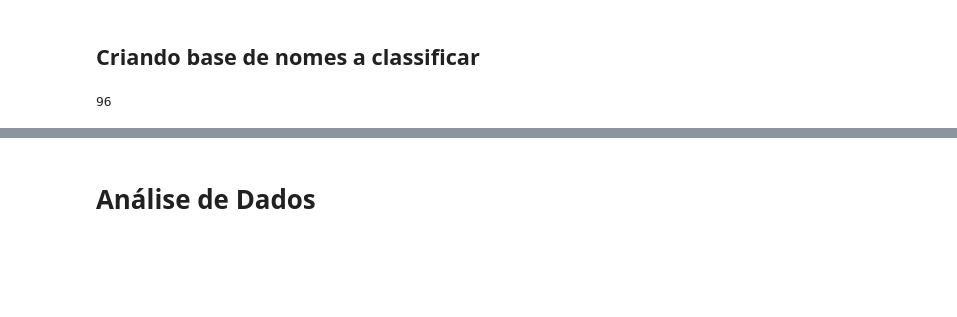
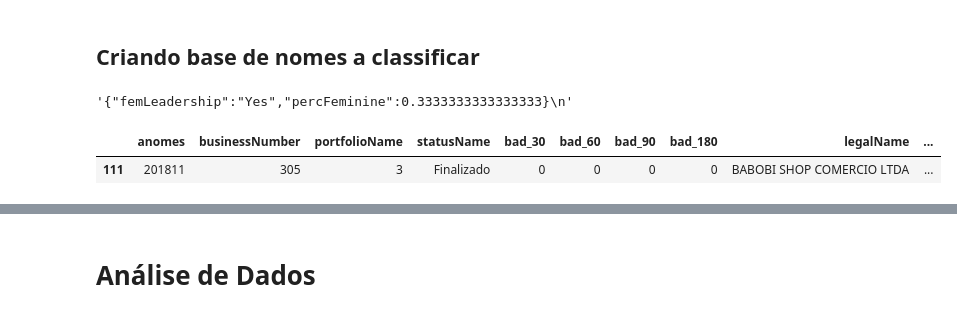
Before and after one commit to ormenesse/Classification-Male-Female-Brazilian-Names, a Jupyter notebook: liderança-feminina.ipynb, the cells around one changed output, grey strips where cells are left out. Saved outputs shown, nothing was run; the diff lists cells and outputs as text; code cells hidden in the pictures; blank space fills up the shorter version.

```diff
--- a/liderança-feminina.ipynb
+++ b/liderança-feminina.ipynb
@@ -115,22 +123,36 @@ for i, x in df_new.dropna(subset=['legalName','legalRepresentatives'],how='all')
         u = df_new.loc[i,'legalName'].split()[0]
         if len(u)>1 and '.' not in u and any(v in u for v in vogais):
             df_new.loc[i,'liderançaFeminina'] = lid_fem(u)
+            if lid_fem(u)=='Yes':
+                df_new.loc[i,'porcentagemFeminina'] = 1
+            else:
+                df_new.loc[i,'porcentagemFeminina'] = 0
     else:
         is_fem = []
         for y in df_new.loc[i,'legalRepresentatives'].split(','):
             u = y.split('-')[1].split()[0]
             if len(u)>1 and '.' not in u and any(v in u for v in vogais):
                 is_fem.append(lid_fem(u))
-        if 'Sim' in is_fem:
+        if 'Yes' in is_fem:
             df_new.loc[i,'liderançaFeminina'] = 'Yes'
         else:
             df_new.loc[i,'liderançaFeminina'] = 'No'
-
-print(df_new['liderançaFeminina'].isna().sum())
+        if len(is_fem)>0:
+            df_new.loc[i,'porcentagemFeminina'] = is_fem.count('Yes')/len(is_fem)
+        else:
+            df_new.loc[i,'porcentagemFeminina'] = 0
-# %% [output]
-96
+# %%
+r = requests.get('http://localhost:5000/lidfem?legName=Nenhum&legRep=49-JOUGLAS SILVA,49-ROGERIO ALVES, 50-Júlia Costa')
+r.text
+# %% [output]
+'{"femLeadership":"Yes","percFeminine":0.3333333333333333}\n'
 # %%
 df_new['liderançaFeminina'].fillna('No',inplace=True)
+# %%
+df_new.iloc[[111],:]
+# %% [output]
+|  | anomes | businessNumber | portfolioName | statusName | bad_30 | bad_60 | bad_90 | bad_180 | legalName | ... |
+| 111 | 201811 | 305 | 3 | Finalizado | 0 | 0 | 0 | 0 | BABOBI SHOP COMERCIO LTDA | ... |
 # %%
 df_new.loc[df_new['liderançaFeminina']=='Yes','statusName'].value_counts(normalize=True)
 # %% [output]
```
Also changed, not shown: parts of 21 cells of this notebook, 4 other files.
